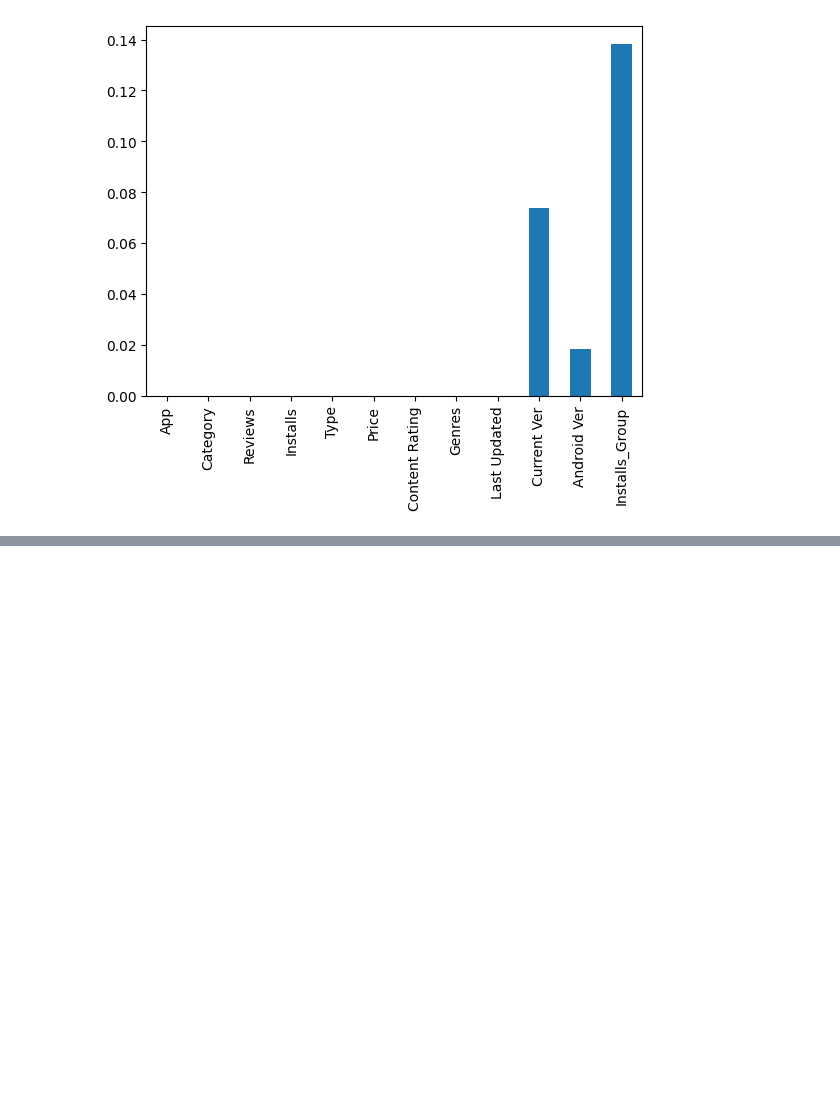
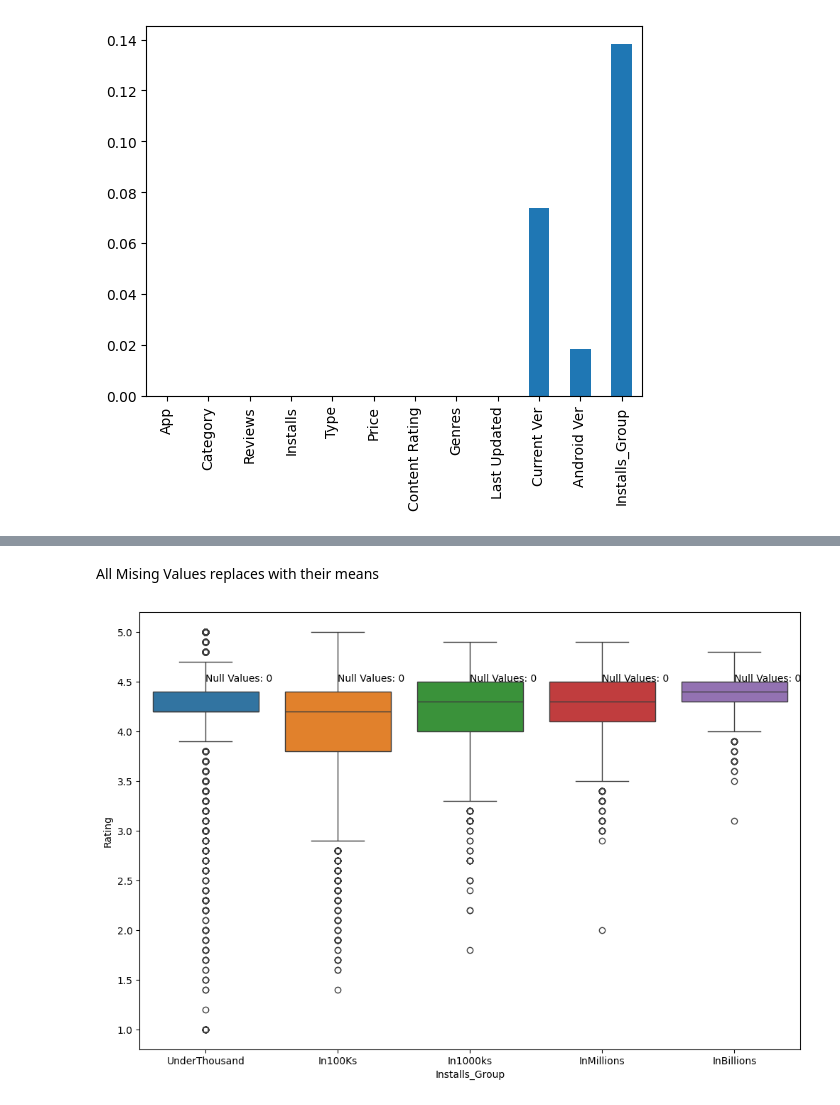
Before and after one commit to mnsair/AI-AND-DS, a Jupyter notebook: Code/dotIPYNB/06_kaggle_google_eda.ipynb, the cells around one changed output, grey strips where cells are left out. Cells and saved outputs as stored; diff of their text form; code cells hidden in the pictures; blank space fills up the shorter version.

```diff
--- a/Code/dotIPYNB/06_kaggle_google_eda.ipynb
+++ b/Code/dotIPYNB/06_kaggle_google_eda.ipynb
@@ -535,0 +604,3 @@ missing_percentage[missing_percentage < 1].plot(kind='bar')
+# %%
+# remove the rows having null values in the Current Ver, and Andriod Ver
+df.dropna(subset=['Current Ver', 'Android Ver', 'Installs_Group'], inplace=True)
@@ -535,0 +659,3 @@ missing_percentage[missing_percentage < 1].plot(kind='bar')
+# %%
+# Replace the missing values in each Installs_Group with there mean
+df['Rating'] = df.groupby('Installs_Group')['Rating'].transform(lambda x: x.fillna(x.mean()))
@@ -535,0 +673,15 @@ missing_percentage[missing_percentage < 1].plot(kind='bar')
+# %% [markdown]
+All Mising Values replaces with their means
+# %%
+# plot the boxplot of Rating in each Install_Group
+
+plt.figure(figsize=(12, 8))
+sns.boxplot(x='Installs_Group', y='Rating', hue = 'Installs_Group', data=df)
+plt.text(x=0, y=4.5, s='Null Values: 0')
+plt.text(x=1, y=4.5, s='Null Values: 0')
+plt.text(x=2, y=4.5, s='Null Values: 0')
+plt.text(x=3, y=4.5, s='Null Values: 0')
+plt.text(x=4, y=4.5, s='Null Values: 0')
+plt.show()
+# %% [output]
+[figure, added]
```
Also changed, not shown: parts of 50 cells of this notebook.
